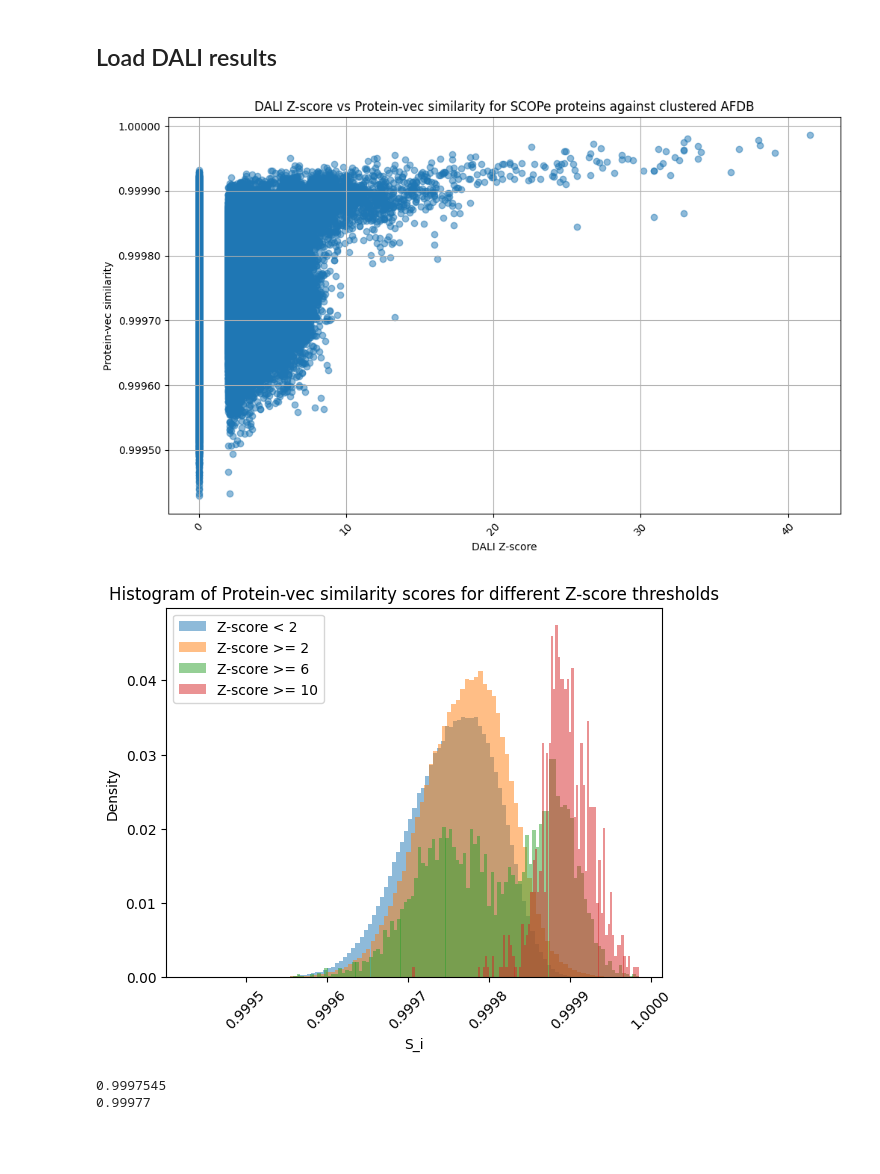
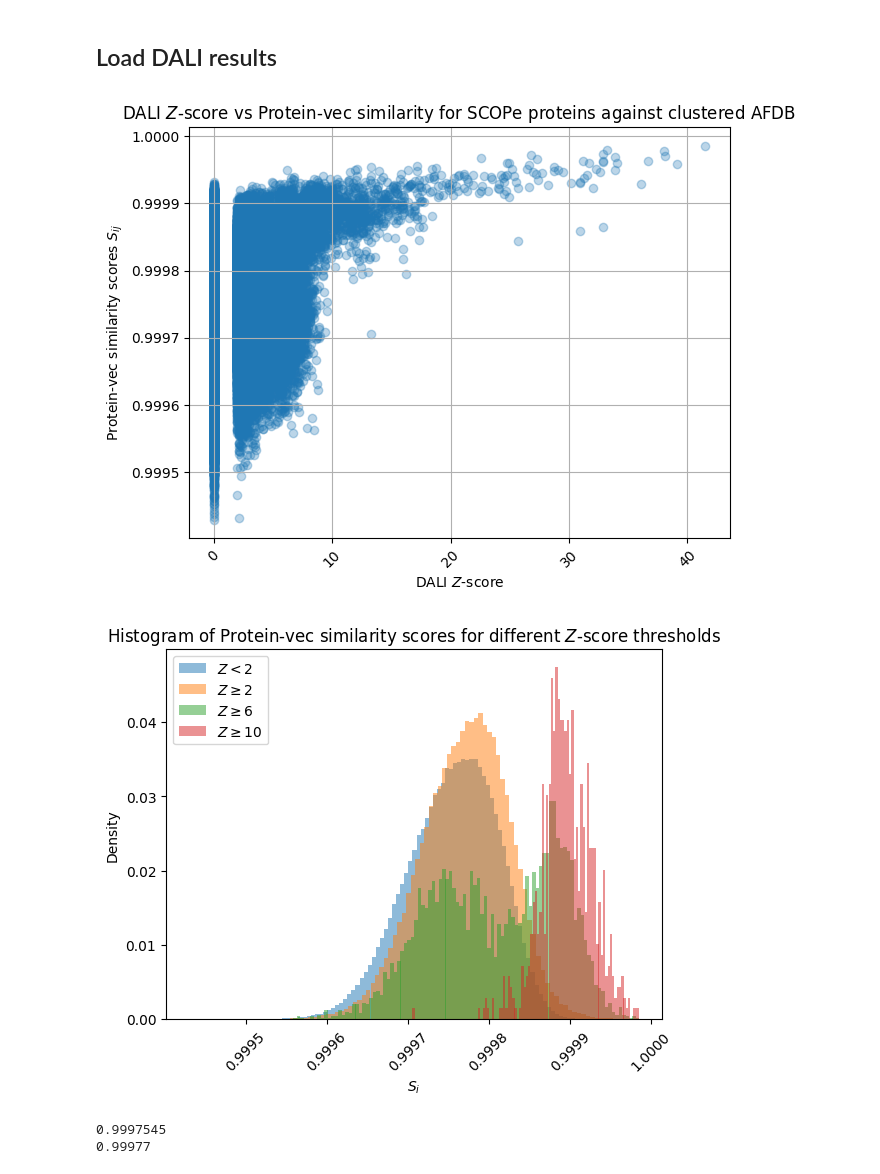
Before and after one commit to ronboger/conformal-protein-retrieval, a Jupyter notebook: afdb/analyze_afdb_protein_vec.ipynb, the cells around one changed output. Cells and saved outputs as stored; diff of their text form; code cells hidden in the pictures; blank space fills up the shorter version.

Commit message:
some more plots

```diff
--- a/afdb/analyze_afdb_protein_vec.ipynb
+++ b/afdb/analyze_afdb_protein_vec.ipynb
@@ -121,27 +121,21 @@ for i in tqdm(range(I.shape[0])):
 # np.savez_compressed('/data/ron/protein-conformal/data/dali_results_protein_vec.npz', results)
 results = np.load('/data/ron/protein-conformal/data/dali_results_protein_vec.npz', allow_pickle=True)
 # %%
-plt.figure(figsize=(10, 6))
-plt.scatter(np.array(results[0]['Z_score']), np.array(results[0]['S_i']), alpha=0.5)
-# plt.xticks([])  # Remove x-axis ticks to improve readability
+# plt.figure(figsize=(10, 6))
+plt.scatter(np.array(results[0]['Z_score']), np.array(results[0]['S_i']), alpha=0.3)
 plt.grid(True)
 plt.tight_layout()
 plt.xticks(rotation=45)
-plt.xlabel('DALI Z-score')
-plt.ylabel('Protein-vec similarity')
-plt.title('DALI Z-score vs Protein-vec similarity for SCOPe proteins against clustered AFDB')
-plt.gca().yaxis.set_major_formatter(plt.FuncFormatter(lambda y, _: '{:.5f}'.format(y)))
-# add a trend line
-# iso_reg = IsotonicRegression()
-# iso_reg.fit(results[0]['Z_score'], results[0]['S_i'])
-# plt.plot(results[0]['Z_score'], iso_reg.predict(results[0]['Z_score']), color='red')
-# show correlation
-plt.savefig('/data/ron/protein-conformal/data/dali_z_score_vs_protein_vec_similarity.pdf', format='pdf')
+plt.xlabel(r'DALI $Z$-score')
+plt.ylabel(r'Protein-vec similarity scores $S_{ij}$')
+plt.title(r'DALI $Z$-score vs Protein-vec similarity for SCOPe proteins against clustered AFDB')
+plt.gca().yaxis.set_major_formatter(plt.FuncFormatter(lambda y, _: '{:.4f}'.format(y)))
+plt.savefig('/data/ron/protein-conformal/figs/dali_z_score_vs_protein_vec_similarity.pdf', format='pdf', bbox_inches='tight')
 
 # spearman correlation
 # print(spearmanr(results[0]['Z_score'], results[0]['S_i']))
 # %% [output]
-[figure, old version]
+[figure, new version]
 # %%
 # Extract the first result
 result = results[0]
@@ -154,26 +148,27 @@ s_i = np.array(result['S_i'])
 # # plt.hist(s_i[z_scores >6], bins=100, color='yellow', alpha=0.5, label='z_scores > 6')
 # plt.hist(s_i[z_scores >10], bins=100, color='green', alpha=0.5, label='z_scores > 10', density=True)
 weights_0 = np.ones_like(s_i[z_scores ==0]) / len(s_i[z_scores ==0])
-plt.hist(s_i[z_scores ==0], bins=100, alpha=0.5, label='Z-score < 2', weights=weights_0)
+plt.hist(s_i[z_scores ==0], bins=100, alpha=0.5, label=r'$Z < 2$', weights=weights_0)
 
 weights_2 = np.ones_like(s_i[z_scores >=2]) / len(s_i[z_scores >=2])
-plt.hist(s_i[z_scores >=2], bins=100, alpha=0.5, label='Z-score >= 2', weights=weights_2)
+plt.hist(s_i[z_scores >=2], bins=100, alpha=0.5, label=r'$Z \geq 2$', weights=weights_2)
 
 weights_6 = np.ones_like(s_i[z_scores >=6]) / len(s_i[z_scores >=6])
-plt.hist(s_i[z_scores >=6], bins=100, alpha=0.5, label='Z-score >= 6', weights=weights_6)
+plt.hist(s_i[z_scores >=6], bins=100, alpha=0.5, label=r'$Z \geq 6$', weights=weights_6)
+label=r'$S_{ij} \geq \lambda$'
 
 weights_10 = np.ones_like(s_i[z_scores >= 10]) / len(s_i[z_scores >=10])
-plt.hist(s_i[z_scores >=10], bins=100, alpha=0.5, label='Z-score >= 10', weights=weights_10)
+plt.hist(s_i[z_scores >=10], bins=100, alpha=0.5, label=r'$Z \geq 10$', weights=weights_10)
 # plt.yscale('log')
 plt.legend()
 plt.xticks(rotation=45)
-plt.xlabel('S_i')
+plt.xlabel(r'$S_i$')
 plt.gca().xaxis.set_major_formatter(plt.FuncFormatter(lambda y, _: '{:.4f}'.format(y)))
 plt.ylabel('Density')
-plt.title('Histogram of Protein-vec similarity scores for different Z-score thresholds')
-plt.savefig('/data/ron/protein-conformal/figs/dali_histogram_2.pdf', format='pdf')
+plt.title(r'Histogram of Protein-vec similarity scores for different $Z$-score thresholds')
+plt.savefig('/data/ron/protein-conformal/figs/dali_histogram_2.pdf', format='pdf', bbox_inches='tight')
 # %% [output]
-[figure, old version]
+[figure, new version]
 # %%
 print(np.mean(s_i[z_scores ==0]))
 print(np.mean(s_i[z_scores >0]))
```
Also changed, not shown: parts of 2 cells of this notebook, 4 other files.
